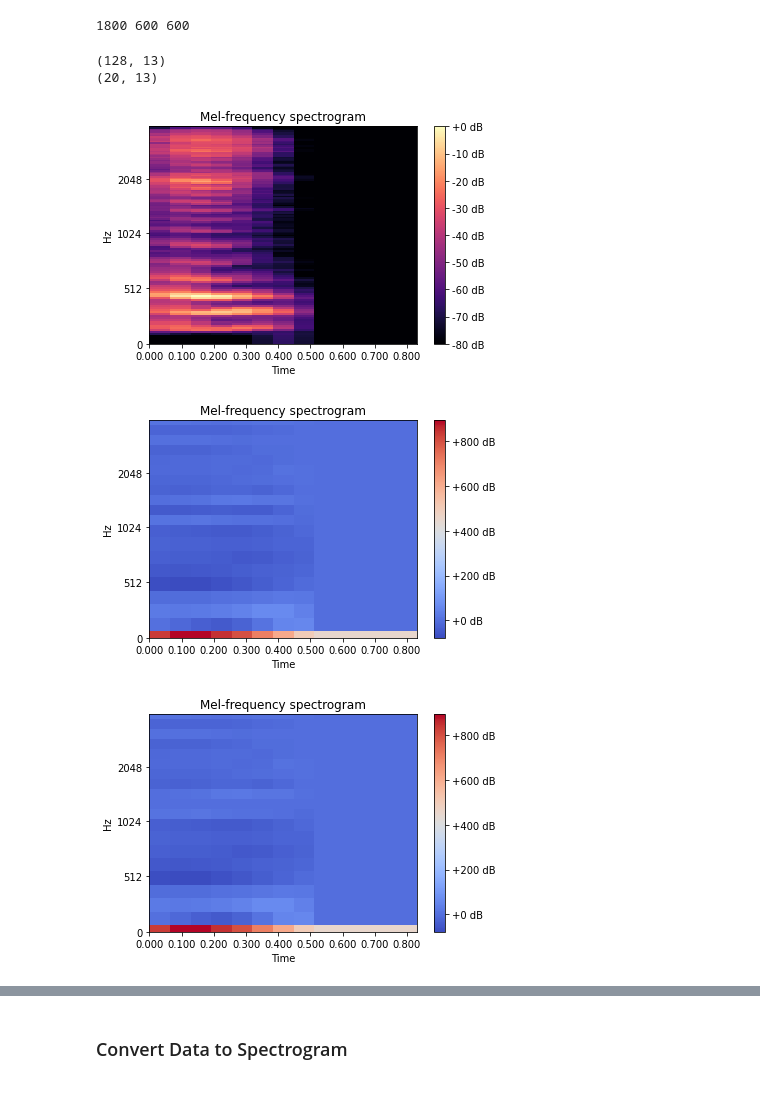
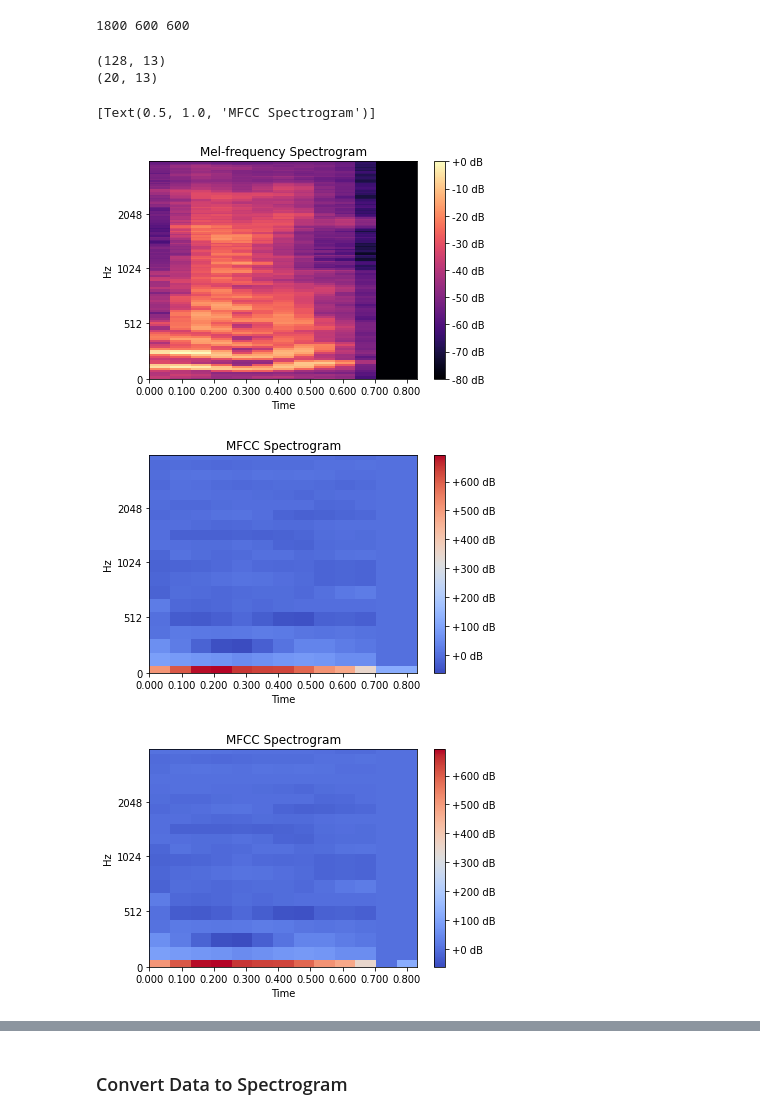
Before and after one commit to leand12/TAAProject2, a Jupyter notebook: proj2.ipynb, the cells around one changed output, grey strips where cells are left out. Saved outputs shown, nothing was run; the diff lists cells and outputs as text; code cells hidden in the pictures.

```diff
--- a/proj2.ipynb
+++ b/proj2.ipynb
@@ -302,48 +337,48 @@ print(len(x_train), len(x_val), len(x_test))
 # %%
 #librosa.feature.mfcc(y_cut, n_fft=n_fft, hop_length=512,n_mfcc=128)
 
 #spec = librosa.stft(X[1500])
 
-wave = X[2000]
+wave = X[longest_audio]
 
 S = mel_spectrogram(wave)
+print(S.shape)
+
+fig, ax = plt.subplots()
+
+img = librosa.display.specshow(S, x_axis='time',
+                         y_axis='mel', sr=rate, ax=ax)
+fig.colorbar(img, ax=ax, format='%+2.0f dB')
+ax.set(title='Mel-frequency Spectrogram')
+
+
+
+S = mfcc_spectrogram(wave)
+print(S.shape)
 
 
 fig, ax = plt.subplots()
 
 img = librosa.display.specshow(S, x_axis='time',
                          y_axis='mel', sr=rate, ax=ax)
 fig.colorbar(img, ax=ax, format='%+2.0f dB')
-ax.set(title='Mel-frequency spectrogram')
-
-print(S.shape)
-
-S = mfcc_spectrogram(wave)
-
-
-fig, ax = plt.subplots()
-
-img = librosa.display.specshow(S, x_axis='time',
-                         y_axis='mel', sr=rate, ax=ax)
-fig.colorbar(img, ax=ax, format='%+2.0f dB')
-ax.set(title='Mel-frequency spectrogram')
+ax.set(title='MFCC Spectrogram')
 
 
 S2 = freq_mask(time_mask(S))
 
 fig, ax = plt.subplots()
 
 img = librosa.display.specshow(S2, x_axis='time',
                          y_axis='mel', sr=rate, ax=ax)
+
 fig.colorbar(img, ax=ax, format='%+2.0f dB')
-ax.set(title='Mel-frequency spectrogram')
-
-
-print(S.shape)
+ax.set(title='MFCC Spectrogram')
 # %% [output]
 (128, 13)
 (20, 13)
+[Text(0.5, 1.0, 'MFCC Spectrogram')]
-[figure, old version]
+[figure, new version]
-[figure, old version]
+[figure, new version]
-[figure, old version]
+[figure, new version]
 # %%
```
Also changed, not shown: parts of 13 cells of this notebook.
